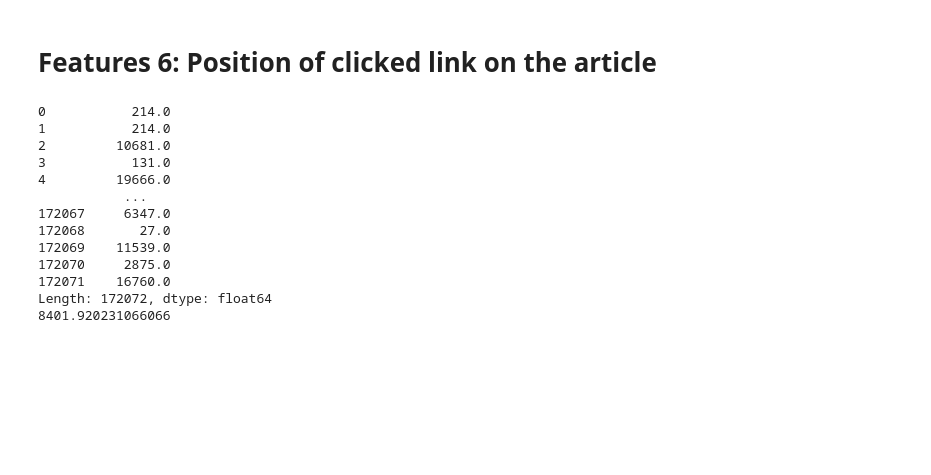
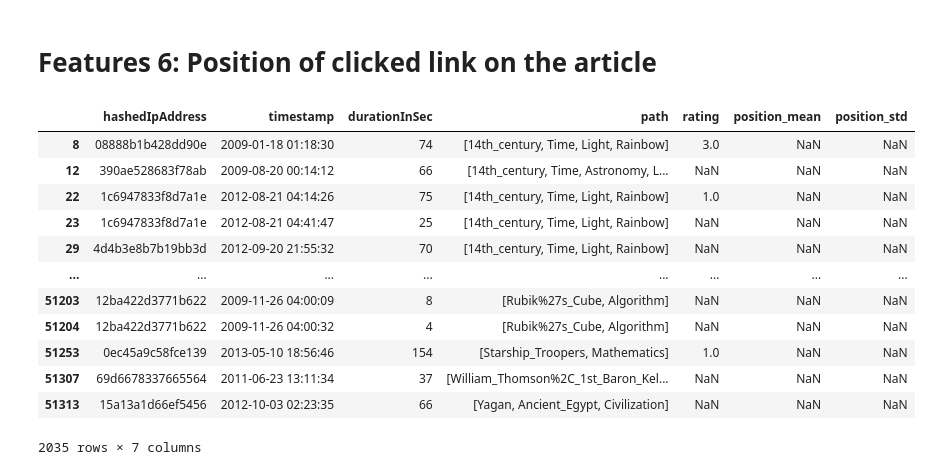
Before and after one commit to epfl-ada/ada-2023-project-adamants, a Jupyter notebook: p3_code/feature_26_tests.ipynb, the cells around one changed output. Drawn from its saved outputs; the diff is of its cells as text; code cells hidden in the pictures; blank space fills up the shorter version.

```diff
--- a/p3_code/feature_26_tests.ipynb
+++ b/p3_code/feature_26_tests.ipynb
@@ -54,21 +60,21 @@ Mean optimal path length: 3.23
 # %%
 paths_finished_copy = paths_finished.copy(deep=True)
 
-next_link_position_f, average_position_f = add_link_position(paths_finished_copy, True)
-
-print(next_link_position_f)
-print(average_position_f)
+df = add_link_position(paths_finished_copy, True)
+df
-# %% [output]
-0           214.0
-1           214.0
-2         10681.0
-3           131.0
-4         19666.0
-           ...
-172067     6347.0
-172068       27.0
-172069    11539.0
-172070     2875.0
-172071    16760.0
-Length: 172072, dtype: float64
-8401.920231066066
+# %%
+df[df['position_mean'].isna()]
+# %% [output]
+|  | hashedIpAddress | timestamp | durationInSec | path | rating | position_mean | position_std |
+| 8 | 08888b1b428dd90e | 2009-01-18 01:18:30 | 74 | [14th_century, Time, Light, Rainbow] | 3.0 | NaN | NaN |
+| 12 | 390ae528683f78ab | 2009-08-20 00:14:12 | 66 | [14th_century, Time, Astronomy, L... | NaN | NaN | NaN |
+| 22 | 1c6947833f8d7a1e | 2012-08-21 04:14:26 | 75 | [14th_century, Time, Light, Rainbow] | 1.0 | NaN | NaN |
+| 23 | 1c6947833f8d7a1e | 2012-08-21 04:41:47 | 25 | [14th_century, Time, Light, Rainbow] | NaN | NaN | NaN |
+| 29 | 4d4b3e8b7b19bb3d | 2012-09-20 21:55:32 | 70 | [14th_century, Time, Light, Rainbow] | NaN | NaN | NaN |
+| ... | ... | ... | ... | ... | ... | ... | ... |
+| 51203 | 12ba422d3771b622 | 2009-11-26 04:00:09 | 8 | [Rubik%27s_Cube, Algorithm] | NaN | NaN | NaN |
+| 51204 | 12ba422d3771b622 | 2009-11-26 04:00:32 | 4 | [Rubik%27s_Cube, Algorithm] | NaN | NaN | NaN |
+| 51253 | 0ec45a9c58fce139 | 2013-05-10 18:56:46 | 154 | [Starship_Troopers, Mathematics] | 1.0 | NaN | NaN |
+| 51307 | 69d6678337665564 | 2011-06-23 13:11:34 | 37 | [William_Thomson%2C_1st_Baron_Kel... | NaN | NaN | NaN |
+| 51313 | 15a13a1d66ef5456 | 2012-10-03 02:23:35 | 66 | [Yagan, Ancient_Egypt, Civilization] | NaN | NaN | NaN |
+2035 rows × 7 columns
```
Also changed, not shown: parts of 6 cells of this notebook, 1 other file.
